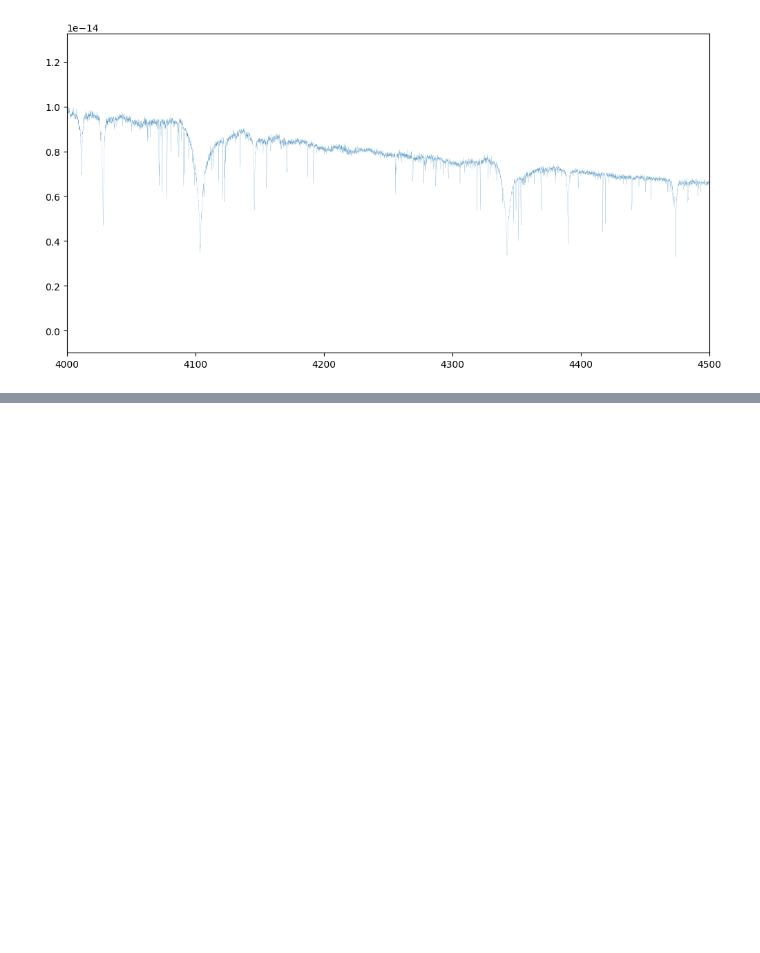
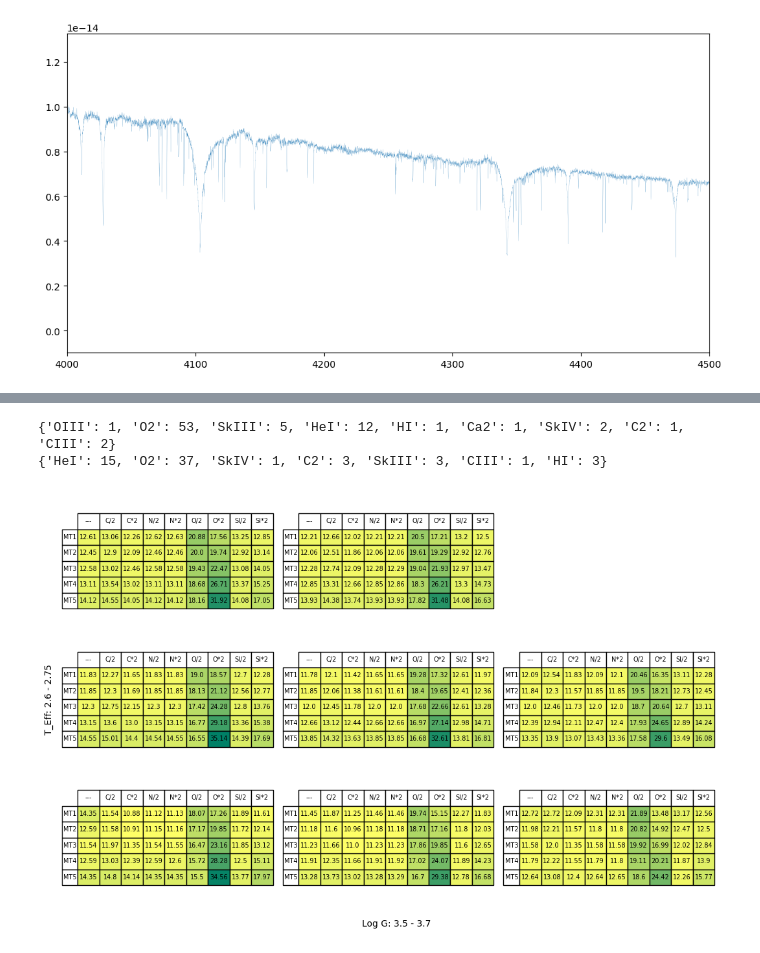
Before and after one commit to jCBellamy0/AzV-304, a Jupyter notebook: data_vis/data_vis_notebook.ipynb, the cells around one changed output, grey strips where cells are left out. Saved outputs shown, nothing was run; the diff lists cells and outputs as text; code cells hidden in the pictures; blank space fills up the shorter version.

```diff
--- a/data_vis/data_vis_notebook.ipynb
+++ b/data_vis/data_vis_notebook.ipynb
@@ -590,2 +614,11 @@ CRVAL1  =           3435.28125
 # %%
 read_fits_file_pain("AV304_CLA_MI_18dec2022_norm.fits",['AV304_HI_RES_NORM'])
+# %%
+hi_res_obs_dataset = ObsDataset("EW_DATA_HI_RES_NORM")
+# %% [output]
+{'OIII': 1, 'O2': 53, 'SkIII': 5, 'HeI': 12, 'HI': 1, 'Ca2': 1, 'SkIV': 2, 'C2': 1, 'CIII': 2}
+{'HeI': 15, 'O2': 37, 'SkIV': 1, 'C2': 3, 'SkIII': 3, 'CIII': 1, 'HI': 3}
+# %%
+plot_chi_table(hi_res_obs_dataset, plot_chi_square, [mod_dataset_1, mod_dataset_2,mod_dataset_3,mod_dataset_4,mod_dataset_5,mod_dataset_6,mod_dataset_7,mod_dataset_8])
+# %% [output]
+[figure, added]
```
Also changed, not shown: parts of 16 cells of this notebook, 3 other files.
